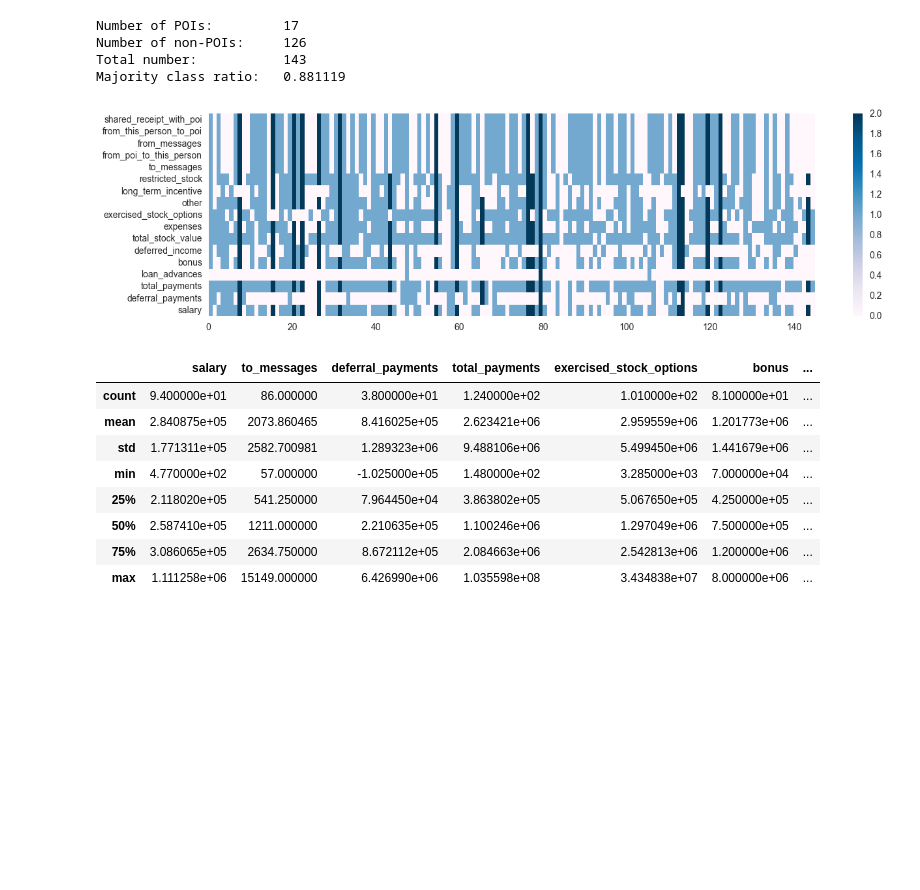
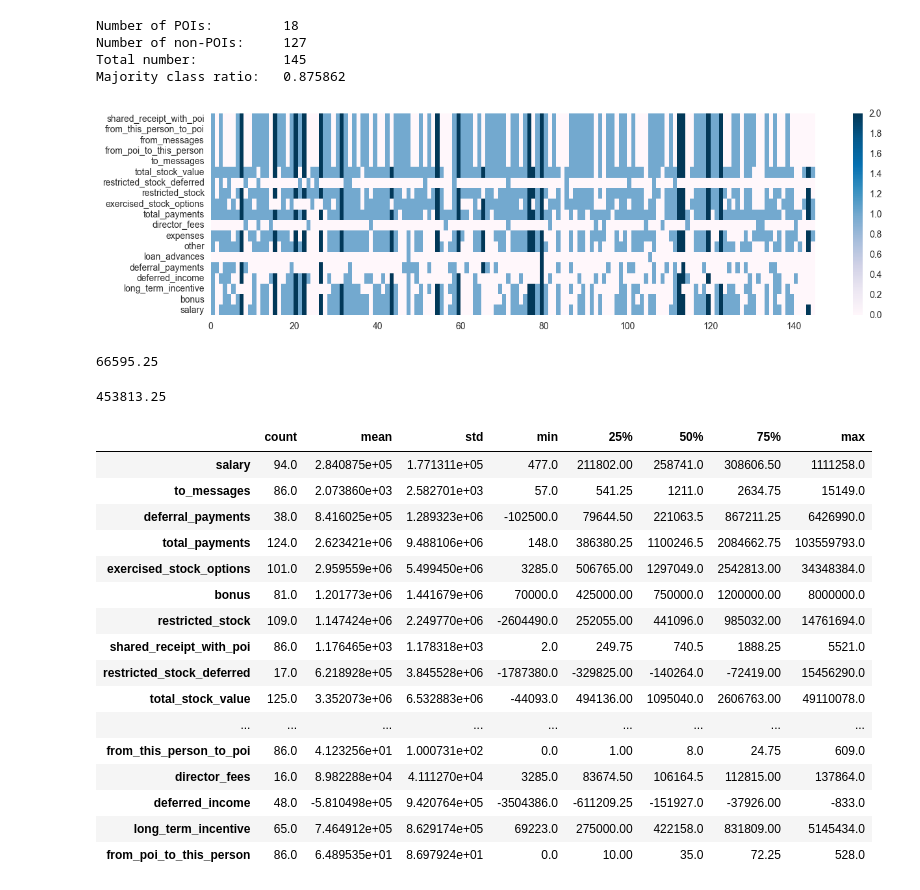
Before and after one commit to tindandelion/enron-classifier, a Jupyter notebook: enron_classifier.ipynb, the cells around one changed output. Drawn from its saved outputs; the diff is of its cells as text; code cells hidden in the pictures; blank space fills up the shorter version.

```diff
--- a/enron_classifier.ipynb
+++ b/enron_classifier.ipynb
@@ -12,29 +12,21 @@ def boxplot(*args, **kwargs):
     labels = kwargs.pop('label', None)
     return sns.boxplot(*args, **kwargs)
 # %%
-financial_features =  ['salary', 'deferral_payments', 'total_payments',
-                       'loan_advances', 'bonus', 'restricted_stock_deferred',
-                       'deferred_income', 'total_stock_value', 'expenses',
-                       'exercised_stock_options', 'other', 'long_term_incentive',
-                       'restricted_stock', 'director_fees']
+payment_features = ['salary', 'bonus', 'long_term_incentive', 'deferred_income',
+                    'deferral_payments', 'loan_advances', 'other', 'expenses',
+                   'director_fees', 'total_payments']
 
-financial_features.remove('restricted_stock_deferred')
-financial_features.remove('director_fees')
-financial_features.remove('loan_advances')
-
-
+stock_features = ['exercised_stock_options', 'restricted_stock', 'restricted_stock_deferred', 'total_stock_value']
 
 email_features =  ['to_messages', 'email_address', 'from_poi_to_this_person',
                    'from_messages', 'from_this_person_to_poi', 'shared_receipt_with_poi']
 
 label = 'poi'
 
-feature_names = financial_features + email_features
+feature_names = payment_features + stock_features + email_features
 feature_names.remove('email_address')
 
 data = pd.read_csv('enron_employees.csv', na_values='NaN')
-data = data[data.full_name != 'LAY KENNETH L']
-data = data[data.full_name != 'FREVERT MARK A']
 # %%
 poi_count = len(data[data.poi == True])
 non_poi_count = len(data[data.poi == False])
@@ -44,10 +36,10 @@ print("Number of non-POIs:\t%d" % non_poi_count)
 print("Total number:\t\t%d" % (poi_count + non_poi_count))
 print("Majority class ratio:\t%f" % (float(non_poi_count) / (poi_count + non_poi_count)))
 # %% [output]
-Number of POIs:         17
-Number of non-POIs:     126
-Total number:           143
-Majority class ratio:   0.881119
+Number of POIs:         18
+Number of non-POIs:     127
+Total number:           145
+Majority class ratio:   0.875862
 # %%
 def plot_data_presence_map(data):
     data_presence = np.logical_not(np.isnan(data.as_matrix(feature_names))).T.astype(float)
@@ -65,4 +57,4 @@ def plot_data_presence_map(data):
 # %%
 plot_data_presence_map(data)
 # %% [output]
-[figure, old version]
+[figure, new version]
@@ -69,15 +65,31 @@ plot_data_presence_map(data)
+# %%
+211802.00 - _if
+# %% [output]
+66595.25
+# %%
+308606.50 + _if
+# %% [output]
+453813.25
 # %%
-data.describe()
+data.describe().transpose()
 # %% [output]
-|  | salary | to_messages | deferral_payments | total_payments | exercised_stock_options | bonus | ... |
-| count | 9.400000e+01 | 86.000000 | 3.800000e+01 | 1.240000e+02 | 1.010000e+02 | 8.100000e+01 | ... |
-| mean | 2.840875e+05 | 2073.860465 | 8.416025e+05 | 2.623421e+06 | 2.959559e+06 | 1.201773e+06 | ... |
-| std | 1.771311e+05 | 2582.700981 | 1.289323e+06 | 9.488106e+06 | 5.499450e+06 | 1.441679e+06 | ... |
-| min | 4.770000e+02 | 57.000000 | -1.025000e+05 | 1.480000e+02 | 3.285000e+03 | 7.000000e+04 | ... |
-| 25% | 2.118020e+05 | 541.250000 | 7.964450e+04 | 3.863802e+05 | 5.067650e+05 | 4.250000e+05 | ... |
-| 50% | 2.587410e+05 | 1211.000000 | 2.210635e+05 | 1.100246e+06 | 1.297049e+06 | 7.500000e+05 | ... |
-| 75% | 3.086065e+05 | 2634.750000 | 8.672112e+05 | 2.084663e+06 | 2.542813e+06 | 1.200000e+06 | ... |
-| max | 1.111258e+06 | 15149.000000 | 6.426990e+06 | 1.035598e+08 | 3.434838e+07 | 8.000000e+06 | ... |
+|  | count | mean | std | min | 25% | 50% | 75% | max |
+| salary | 94.0 | 2.840875e+05 | 1.771311e+05 | 477.0 | 211802.00 | 258741.0 | 308606.50 | 1111258.0 |
+| to_messages | 86.0 | 2.073860e+03 | 2.582701e+03 | 57.0 | 541.25 | 1211.0 | 2634.75 | 15149.0 |
+| deferral_payments | 38.0 | 8.416025e+05 | 1.289323e+06 | -102500.0 | 79644.50 | 221063.5 | 867211.25 | 6426990.0 |
+| total_payments | 124.0 | 2.623421e+06 | 9.488106e+06 | 148.0 | 386380.25 | 1100246.5 | 2084662.75 | 103559793.0 |
+| exercised_stock_options | 101.0 | 2.959559e+06 | 5.499450e+06 | 3285.0 | 506765.00 | 1297049.0 | 2542813.00 | 34348384.0 |
+| bonus | 81.0 | 1.201773e+06 | 1.441679e+06 | 70000.0 | 425000.00 | 750000.0 | 1200000.00 | 8000000.0 |
+| restricted_stock | 109.0 | 1.147424e+06 | 2.249770e+06 | -2604490.0 | 252055.00 | 441096.0 | 985032.00 | 14761694.0 |
+| shared_receipt_with_poi | 86.0 | 1.176465e+03 | 1.178318e+03 | 2.0 | 249.75 | 740.5 | 1888.25 | 5521.0 |
+| restricted_stock_deferred | 17.0 | 6.218928e+05 | 3.845528e+06 | -1787380.0 | -329825.00 | -140264.0 | -72419.00 | 15456290.0 |
+| total_stock_value | 125.0 | 3.352073e+06 | 6.532883e+06 | -44093.0 | 494136.00 | 1095040.0 | 2606763.00 | 49110078.0 |
+| ... | ... | ... | ... | ... | ... | ... | ... | ... |
+| from_this_person_to_poi | 86.0 | 4.123256e+01 | 1.000731e+02 | 0.0 | 1.00 | 8.0 | 24.75 | 609.0 |
+| director_fees | 16.0 | 8.982288e+04 | 4.111270e+04 | 3285.0 | 83674.50 | 106164.5 | 112815.00 | 137864.0 |
+| deferred_income | 48.0 | -5.810498e+05 | 9.420764e+05 | -3504386.0 | -611209.25 | -151927.0 | -37926.00 | -833.0 |
+| long_term_incentive | 65.0 | 7.464912e+05 | 8.629174e+05 | 69223.0 | 275000.00 | 422158.0 | 831809.00 | 5145434.0 |
+| from_poi_to_this_person | 86.0 | 6.489535e+01 | 8.697924e+01 | 0.0 | 10.00 | 35.0 | 72.25 | 528.0 |
 # %%
 f, xarr = plt.subplots(len(feature_names), figsize=(10, 20))
 f.tight_layout()
```
Also changed, not shown: parts of 19 cells of this notebook.
